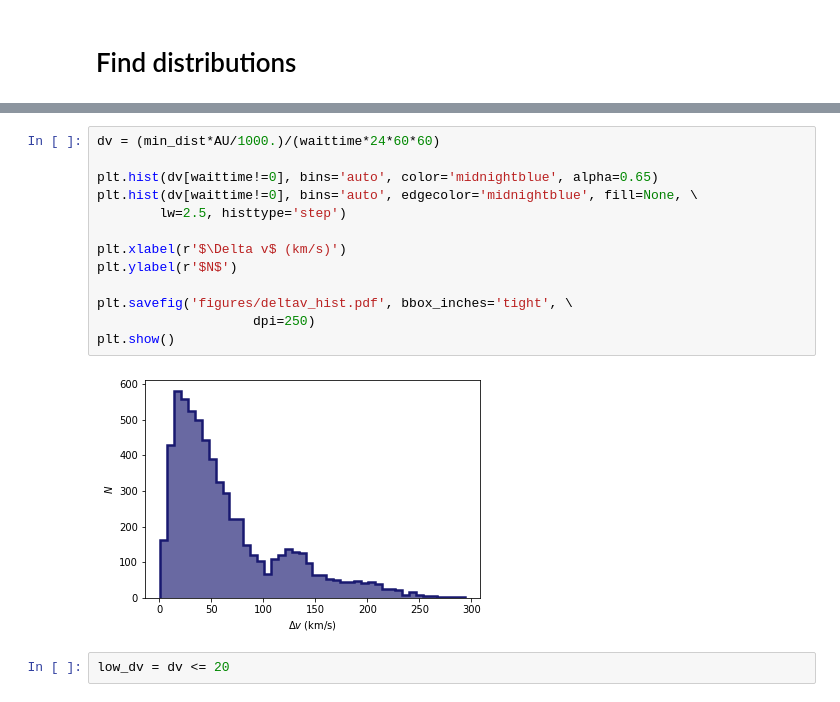
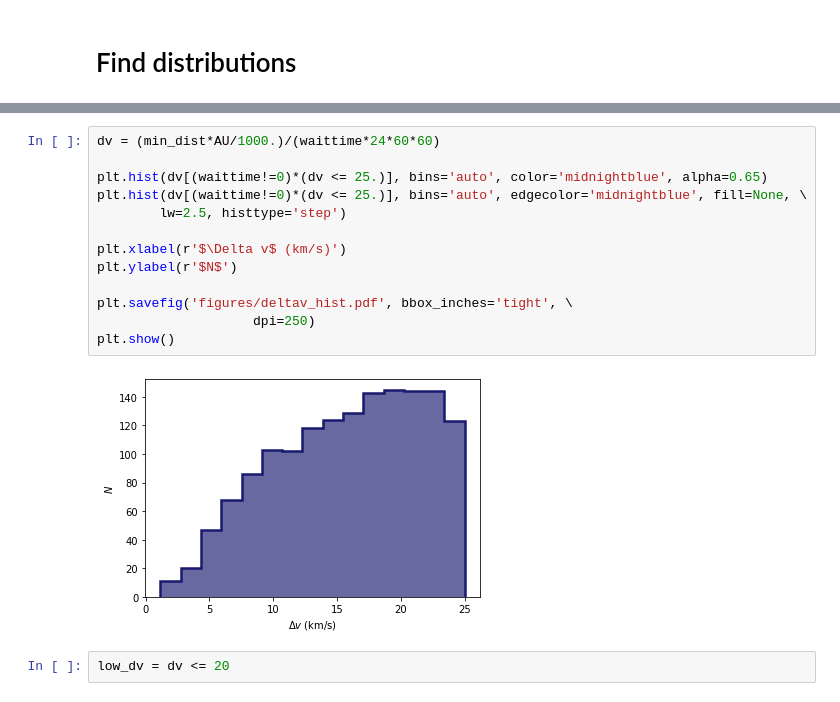
Before and after one commit to djhoover717/ISOAnalysis, a Jupyter notebook: iso_analysis_v4.ipynb, the cells around one changed output, grey strips where cells are left out. Drawn from its saved outputs; the diff is of its cells as text.

Commit message:
Fixed plots

```diff
--- a/iso_analysis_v4.ipynb
+++ b/iso_analysis_v4.ipynb
@@ -110,18 +123,18 @@ plt.show()
 # %%
 dv = (min_dist*AU/1000.)/(waittime*24*60*60)
 
-plt.hist(dv[waittime!=0], bins='auto', color='midnightblue', alpha=0.65)
-plt.hist(dv[waittime!=0], bins='auto', edgecolor='midnightblue', fill=None, \
+plt.hist(dv[(waittime!=0)*(dv <= 25.)], bins='auto', color='midnightblue', alpha=0.65)
+plt.hist(dv[(waittime!=0)*(dv <= 25.)], bins='auto', edgecolor='midnightblue', fill=None, \
         lw=2.5, histtype='step')
 
 plt.xlabel(r'$\Delta v$ (km/s)')
 plt.ylabel(r'$N$')
 
 plt.savefig('figures/deltav_hist.pdf', bbox_inches='tight', \
                     dpi=250)
 plt.show()
 # %% [output]
-[figure, old version]
+[figure, new version]
 # %%
 low_dv = dv <= 20
 # %%
```
Also changed, not shown: parts of 6 cells of this notebook.
